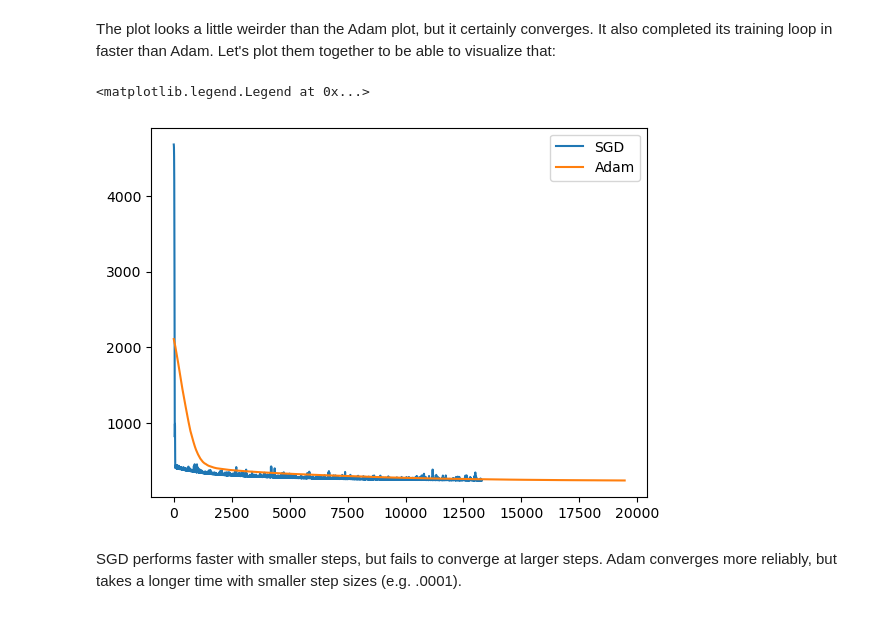
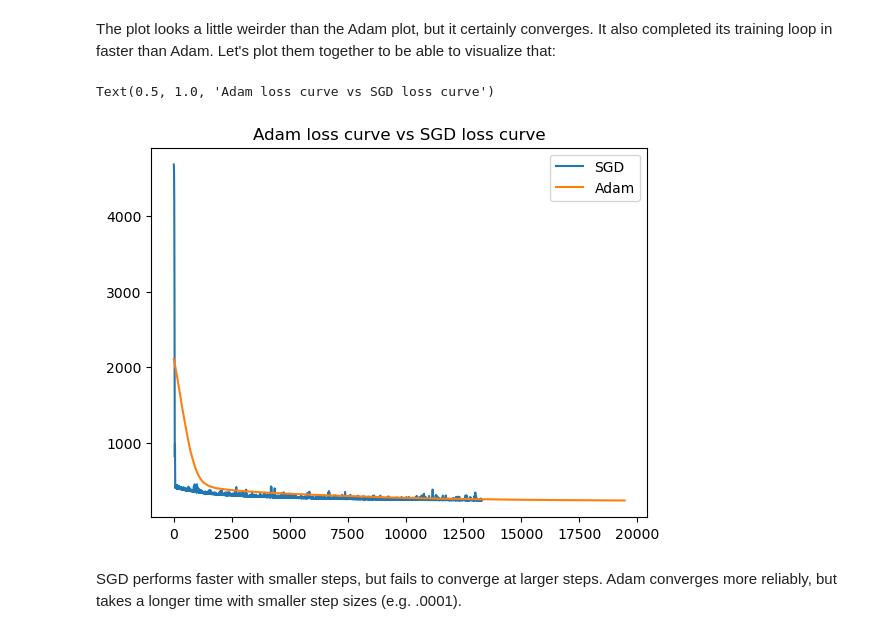
Before and after one commit to ellisterling/ellisterling.github.io, a Jupyter notebook: posts/newton/index.ipynb, the cells around one changed output. Cells and saved outputs as stored; diff of their text form; code cells hidden in the pictures.

Commit message:
added title to plot

```diff
--- a/posts/newton/index.ipynb
+++ b/posts/newton/index.ipynb
@@ -386,11 +386,12 @@ The plot looks a little weirder than the Adam plot, but it certainly converges.
 # %%
 ax = plt.axes()
 ax.plot(sgd_loss, label = "SGD")
 ax.plot(adam_loss, label="Adam")
 ax.legend()
+ax.set_title("Adam loss curve vs SGD loss curve")
 # %% [output]
-<matplotlib.legend.Legend at 0x...>
+Text(0.5, 1.0, 'Adam loss curve vs SGD loss curve')
-[figure, old version]
+[figure, new version]
 # %% [markdown]
 SGD performs faster with smaller steps, but fails to converge at larger steps. Adam converges more reliably, but takes a longer time with smaller step sizes (e.g. .0001).
 # %% [markdown]
```
Also changed, not shown: 5 other files.
